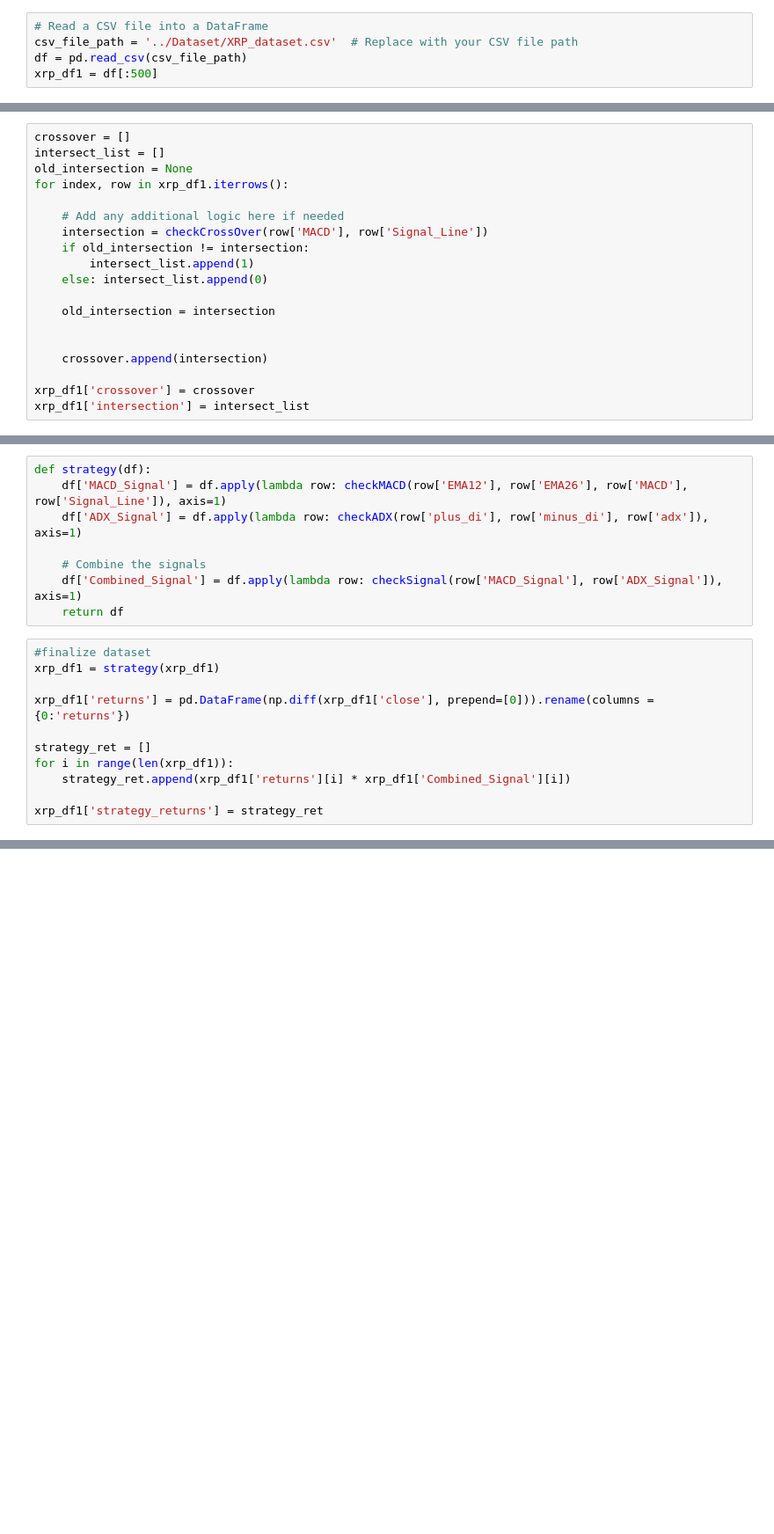
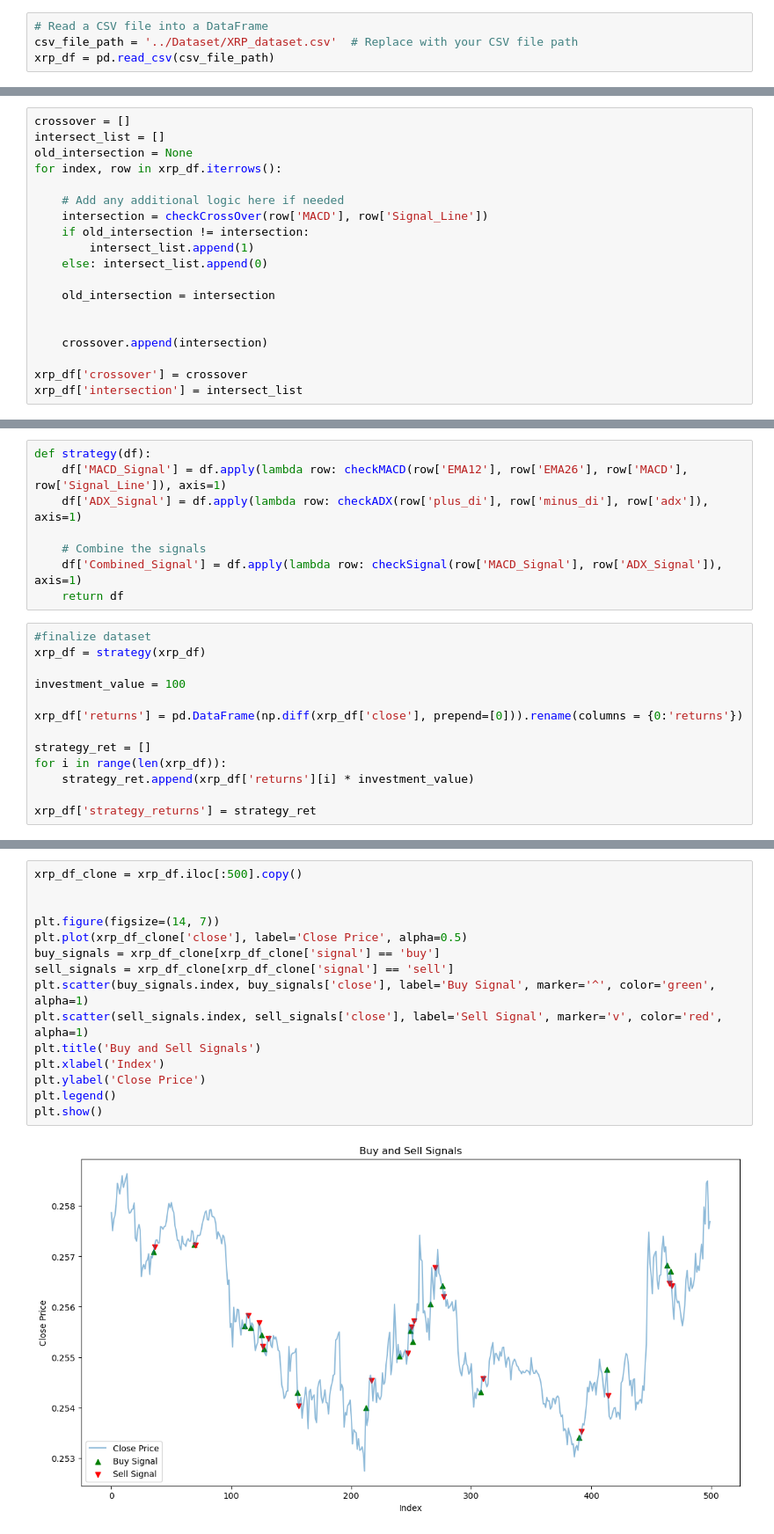
Before and after one commit to mawi-delosreyes/Harvest, a Jupyter notebook: Pilot Notebooks/PilotBot.ipynb, the cells around one changed output, grey strips where cells are left out. Shown: that part at 88% size. Drawn from its saved outputs; the diff is of its cells as text; blank space fills up the shorter version.

Commit message:
Added strategy

```diff
--- a/Pilot Notebooks/PilotBot.ipynb
+++ b/Pilot Notebooks/PilotBot.ipynb
@@ -9,5 +9,4 @@ pd.set_option('display.max_rows', None)
 # %%
 # Read a CSV file into a DataFrame
 csv_file_path = '../Dataset/XRP_dataset.csv'  # Replace with your CSV file path
-df = pd.read_csv(csv_file_path)
-xrp_df1 = df[:500]
+xrp_df = pd.read_csv(csv_file_path)
@@ -73,7 +63,7 @@ xrp_df1['adx'] = pd.DataFrame(getADX(df, 6)[2]).rename(columns = {0:'adx'})
 crossover = []
 intersect_list = []
 old_intersection = None
-for index, row in xrp_df1.iterrows():
+for index, row in xrp_df.iterrows():
 
     # Add any additional logic here if needed
     intersection = checkCrossOver(row['MACD'], row['Signal_Line'])
@@ -86,8 +76,8 @@ for index, row in xrp_df1.iterrows():
 
     crossover.append(intersection)
 
-xrp_df1['crossover'] = crossover
-xrp_df1['intersection'] = intersect_list
+xrp_df['crossover'] = crossover
+xrp_df['intersection'] = intersect_list
 # %%
 def checkMACD(EMA12, EMA26, MACD, signal_line):
     if EMA12 > EMA26 and MACD < signal_line:
@@ -119,12 +109,14 @@ def strategy(df):
     return df
 # %%
 #finalize dataset
-xrp_df1 = strategy(xrp_df1)
+xrp_df = strategy(xrp_df)
 
-xrp_df1['returns'] = pd.DataFrame(np.diff(xrp_df1['close'], prepend=[0])).rename(columns = {0:'returns'})
+investment_value = 100
+
+xrp_df['returns'] = pd.DataFrame(np.diff(xrp_df['close'], prepend=[0])).rename(columns = {0:'returns'})
 
 strategy_ret = []
-for i in range(len(xrp_df1)):
-    strategy_ret.append(xrp_df1['returns'][i] * xrp_df1['Combined_Signal'][i])
+for i in range(len(xrp_df)):
+    strategy_ret.append(xrp_df['returns'][i] * investment_value)
 
-xrp_df1['strategy_returns'] = strategy_ret
+xrp_df['strategy_returns'] = strategy_ret
@@ -148,0 +161,17 @@ Profit percentage of the ADX strategy : 0
+# %%
+xrp_df_clone = xrp_df.iloc[:500].copy()
+
+
+plt.figure(figsize=(14, 7))
+plt.plot(xrp_df_clone['close'], label='Close Price', alpha=0.5)
+buy_signals = xrp_df_clone[xrp_df_clone['signal'] == 'buy']
+sell_signals = xrp_df_clone[xrp_df_clone['signal'] == 'sell']
+plt.scatter(buy_signals.index, buy_signals['close'], label='Buy Signal', marker='^', color='green', alpha=1)
+plt.scatter(sell_signals.index, sell_signals['close'], label='Sell Signal', marker='v', color='red', alpha=1)
+plt.title('Buy and Sell Signals')
+plt.xlabel('Index')
+plt.ylabel('Close Price')
+plt.legend()
+plt.show()
+# %% [output]
+[figure, added]
```
Also changed, not shown: parts of 6 cells of this notebook.
